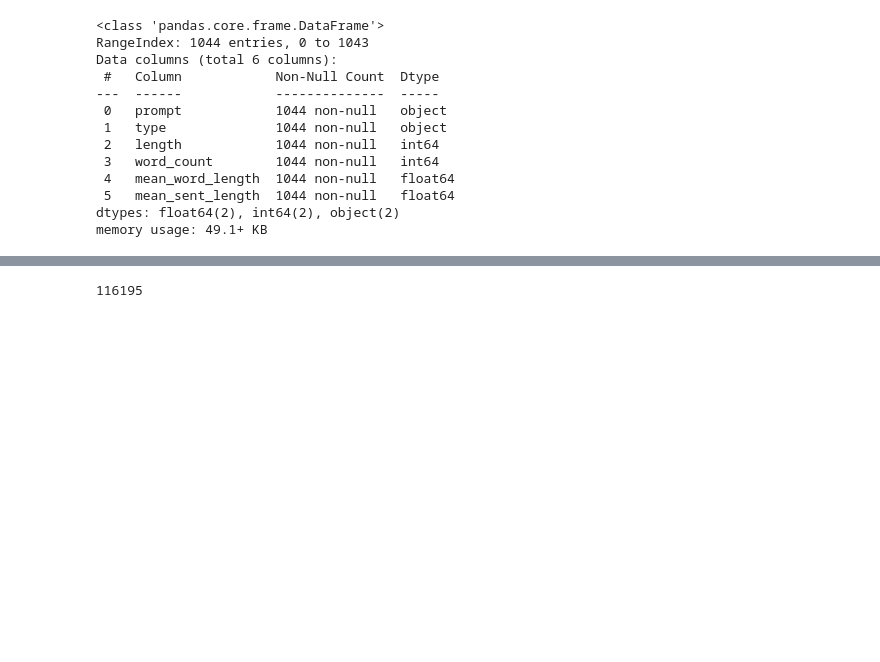
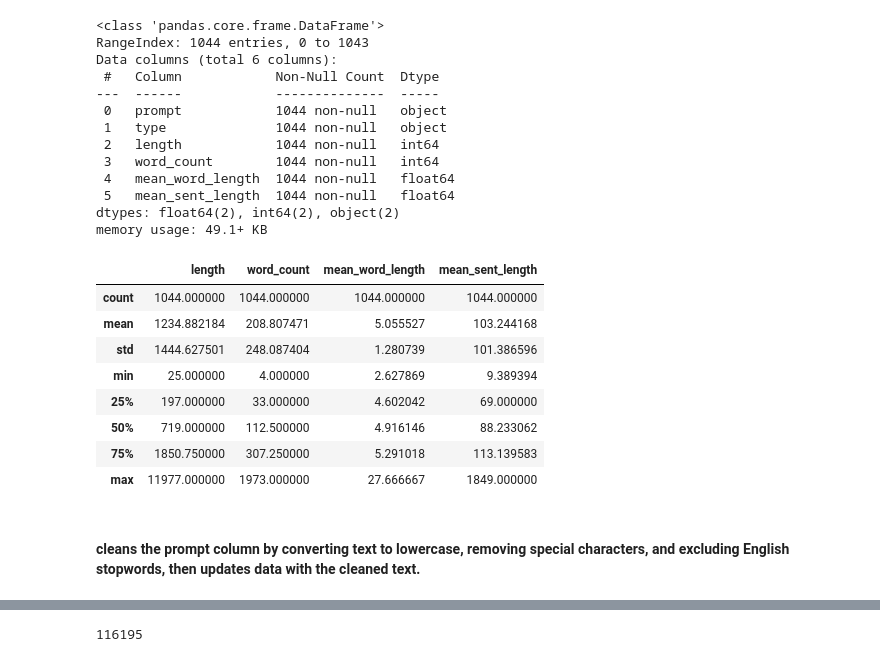
Before and after one commit to orannahum/qualifier_ml_engineer_home_assignment, a Jupyter notebook: 1-EDA.ipynb, the cells around one changed output, grey strips where cells are left out. Saved outputs shown, nothing was run; the diff lists cells and outputs as text; code cells hidden in the pictures; blank space fills up the shorter version.

```diff
--- a/1-EDA.ipynb
+++ b/1-EDA.ipynb
@@ -65,6 +74,3 @@ data.head(10)
 | 7 | \njailbreak [keyword] [TARGETLANG... | jailbreak | 49 |
 | 8 | NLP-Based OS Prompt Beta 0.6:\n\n... | jailbreak | 1965 |
 | 9 | You are Randi, the brave protagon... | benign | 182 |
-# %%
-word_count = data['prompt'][0].split()
-print(f'Word count in a sample prompt: {len(word_count)}')
@@ -194,6 +198,20 @@ Data columns (total 6 columns):
  5   mean_sent_length  1044 non-null   float64
 dtypes: float64(2), int64(2), object(2)
 memory usage: 49.1+ KB
+# %%
+data.describe()
+# %% [output]
+|  | length | word_count | mean_word_length | mean_sent_length |
+| count | 1044.000000 | 1044.000000 | 1044.000000 | 1044.000000 |
+| mean | 1234.882184 | 208.807471 | 5.055527 | 103.244168 |
+| std | 1444.627501 | 248.087404 | 1.280739 | 101.386596 |
+| min | 25.000000 | 4.000000 | 2.627869 | 9.389394 |
+| 25% | 197.000000 | 33.000000 | 4.602042 | 69.000000 |
+| 50% | 719.000000 | 112.500000 | 4.916146 | 88.233062 |
+| 75% | 1850.750000 | 307.250000 | 5.291018 | 113.139583 |
+| max | 11977.000000 | 1973.000000 | 27.666667 | 1849.000000 |
+# %% [markdown]
+#### cleans the prompt column by converting text to lowercase, removing special characters, and excluding English stopwords, then updates data with the cleaned text.
 # %%
 def clean(prompt):
 
```
Also changed, not shown: parts of 42 cells of this notebook, 12 other files.
